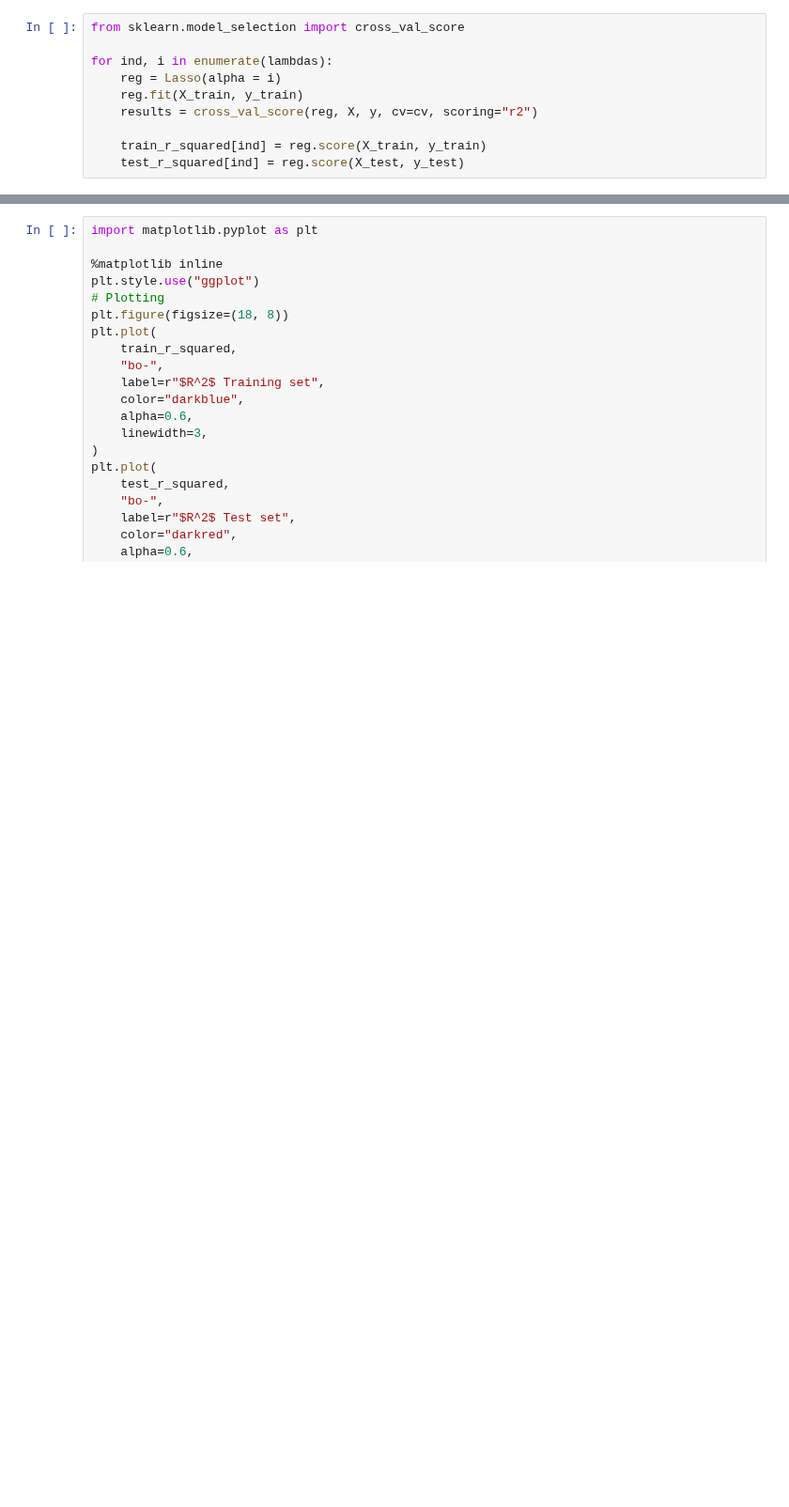
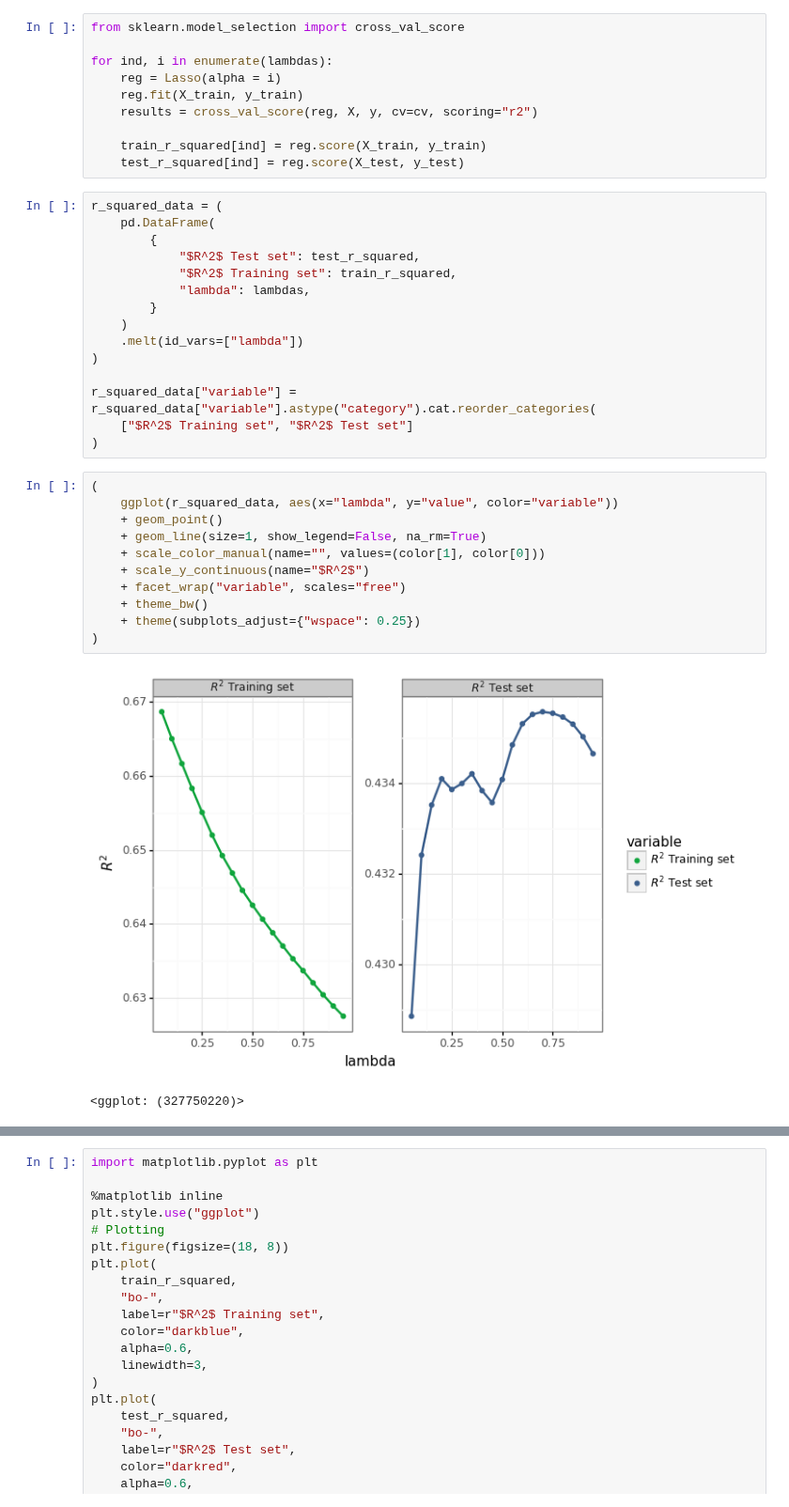
Before and after one commit to gabors-data-analysis/da_case_studies, a Jupyter notebook: ch14-airbnb-reg/ch14-airbnb-prediction.ipynb, the cells around one changed output, grey strips where cells are left out. Shown at 94% size. Saved outputs shown, nothing was run; the diff lists cells and outputs as text; blank space fills up the shorter version.

```diff
--- a/ch14-airbnb-reg/ch14-airbnb-prediction.ipynb
+++ b/ch14-airbnb-reg/ch14-airbnb-prediction.ipynb
@@ -641,3 +641,32 @@ for ind, i in enumerate(lambdas):
 
     train_r_squared[ind] = reg.score(X_train, y_train)
     test_r_squared[ind] = reg.score(X_test, y_test)
+# %%
+r_squared_data = (
+    pd.DataFrame(
+        {
+            "$R^2$ Test set": test_r_squared,
+            "$R^2$ Training set": train_r_squared,
+            "lambda": lambdas,
+        }
+    )
+    .melt(id_vars=["lambda"])
+)
+
+r_squared_data["variable"] = r_squared_data["variable"].astype("category").cat.reorder_categories(
+    ["$R^2$ Training set", "$R^2$ Test set"]
+)
+# %%
+(
+    ggplot(r_squared_data, aes(x="lambda", y="value", color="variable"))
+    + geom_point()
+    + geom_line(size=1, show_legend=False, na_rm=True)
+    + scale_color_manual(name="", values=(color[1], color[0]))
+    + scale_y_continuous(name="$R^2$")
+    + facet_wrap("variable", scales="free")
+    + theme_bw()
+    + theme(subplots_adjust={"wspace": 0.25})
+)
+# %% [output]
+[figure, added]
+<ggplot: (327750220)>
```
Also changed, not shown: parts of 12 cells of this notebook.
